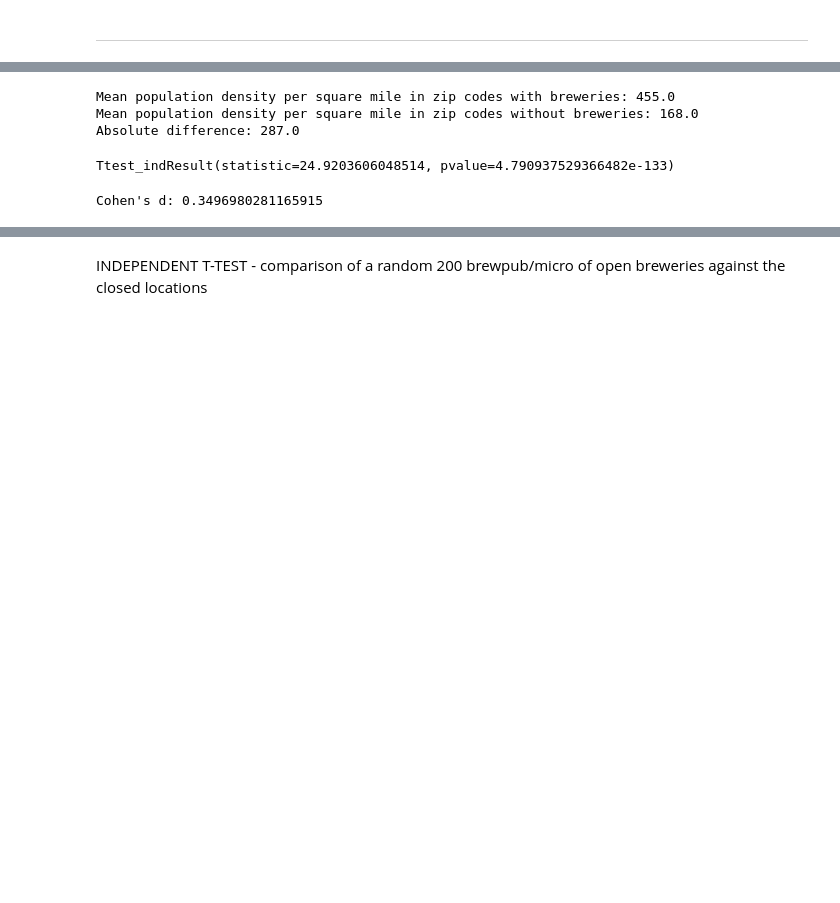
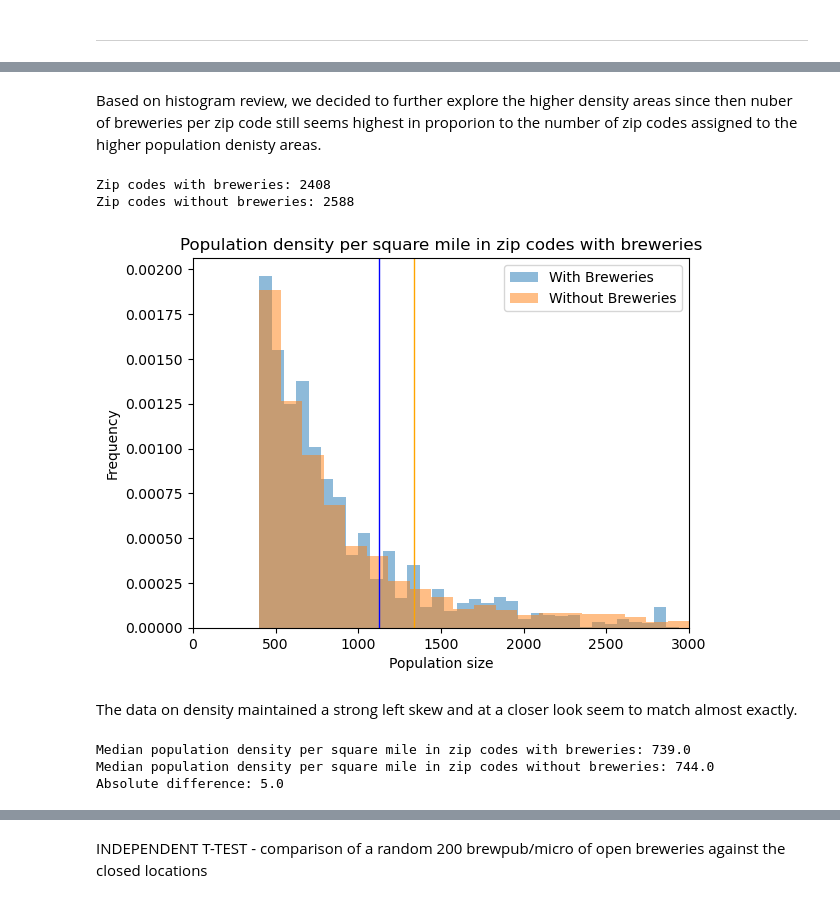
Before and after one commit to rpatel9877/project1, a Jupyter notebook: starter_folders/vicky_lasota/vicky_lasota.ipynb, the cells around one changed output, grey strips where cells are left out. Saved outputs shown, nothing was run; the diff lists cells and outputs as text; code cells hidden in the pictures; blank space fills up the shorter version.

```diff
--- a/starter_folders/vicky_lasota/vicky_lasota.ipynb
+++ b/starter_folders/vicky_lasota/vicky_lasota.ipynb
@@ -435,36 +539,52 @@ INDEPENDENT T-TEST - comparison of population density per square mile
+# %% [markdown]
+Based on histogram review, we decided to further explore the higher density areas since then nuber of breweries per zip code still seems highest in proporion to the number of zip codes assigned to the higher population denisty areas.
+# %%
+#delete rows with Population Density per mile2 less than 1000
+zip_breweries_micro_density_high = zip_breweries_micro_density[zip_breweries_micro_density[' Population Density per mile2 '] > 400]
+#delete rows with Population Density per mile2 less than 1000 from
+no_brew_zip_density_high = no_brew_zip_density[no_brew_zip_density['density(mil2)'] > 400]
+#show row count for the sets
+print("Zip codes with breweries: " + str(len(zip_breweries_micro_density_high)))
+print("Zip codes without breweries: " + str(len(no_brew_zip_density_high)))
+# %% [output]
+Zip codes with breweries: 2408
+Zip codes without breweries: 2588
+# %%
+ # plot a histogram showing the data comparing the two populations using small markers
+plt.hist(zip_breweries_micro_density_high[' Population Density per mile2 '], alpha=0.5, label='With Breweries', bins=200, density=True)
+plt.hist(no_brew_zip_density_high['density(mil2)'], alpha=0.5, label='Without Breweries', bins=200, density=True)
+plt.axvline(zip_breweries_micro_density_high[' Population Density per mile2 '].mean(), color='blue', linestyle='solid', linewidth=1)
+plt.axvline(no_brew_zip_density_high['density(mil2)'].mean(), color='orange', linestyle='solid', linewidth=1)
+plt.axvline(zip_breweries_micro_density_high[' Population Density per mile2 '].mean() + zip_breweries_micro_density_high['male_brew_age'].std(), color='blue', linestyle='dashed', linewidth=1)
+plt.axvline(no_brew_zip_density_high['density(mil2)'].mean() + no_brew_zip_males['male_brew_age'].std(), color='orange', linestyle='dashed', linewidth=1)
+plt.axvline(zip_breweries_micro_density_high[' Population Density per mile2 '].mean() - zip_breweries_micro_density_high['male_brew_age'].std(), color='blue', linestyle='dashed', linewidth=1)
+plt.axvline(no_brew_zip_density_high['density(mil2)'].mean() - no_brew_zip_density_high['male_brew_age'].std(), color='orange', linestyle='dashed', linewidth=1)
+plt.title('Population density per square mile in zip codes with breweries')
+plt.xlabel('Population size')
+plt.ylabel('Frequency')
+
+#limit x axis to 0 to 20000
+plt.xlim(0, 3000)
+
+plt.legend()
+plt.show()
+# %% [output]
+[figure, added]
+# %% [markdown]
+The data on density maintained a strong left skew and at a closer look seem to match almost exactly.
 # %%
-#drop rows in zip_breweries_micro dataframe where denisty per sq mile column value is empty
-
-zip_breweries_micro_density = zip_breweries.dropna(subset=[' Population Density per mile2 '])
-
-no_brew_zip_density = no_brew_zip.dropna(subset=['density(mil2)'])
-
-#find the mean of male population for zip_breweries and no_brew_zip round to 0 decimal places
-mean_with_breweries_density = round(zip_breweries_micro_density[' Population Density per mile2 '].mean(),0)
-mean_without_breweries_density = round(no_brew_zip_density['density(mil2)'].mean(),0)
+#find the median of male population for zip_breweries and no_brew_zip round to 0 decimal places
+mean_with_breweries_density_high = round(zip_breweries_micro_density_high[' Population Density per mile2 '].median(),0)
+mean_without_breweries_density_high = round(no_brew_zip_density_high['density(mil2)'].median(),0)
 
 #compute absolute difference between the two means with 2 decimal places
 
-absolute_difference_density = round(abs(mean_with_breweries_density - mean_without_breweries_density),2)
+absolute_difference_density_high = round(abs(mean_with_breweries_density_high - mean_without_breweries_density_high),2)
 
-print("Mean population density per square mile in zip codes with breweries:", mean_with_breweries_density)
-print("Mean population density per square mile in zip codes without breweries:", mean_without_breweries_density)
-print("Absolute difference:", absolute_difference_density)
+print("Median population density per square mile in zip codes with breweries:", mean_with_breweries_density_high)
+print("Median population density per square mile in zip codes without breweries:", mean_without_breweries_density_high)
+print("Absolute difference:", absolute_difference_density_high)
 # %% [output]
-Mean population density per square mile in zip codes with breweries: 455.0
-Mean population density per square mile in zip codes without breweries: 168.0
-Absolute difference: 287.0
+Median population density per square mile in zip codes with breweries: 739.0
+Median population density per square mile in zip codes without breweries: 744.0
+Absolute difference: 5.0
-# %%
-#run an independednt t-test for the median income of zip codes with breweries and zip codes without breweries
-stats.ttest_ind(zip_breweries_micro_density[' Population Density per mile2 '], no_brew_zip_density['density(mil2)'], equal_var=False)
-# %% [output]
-Ttest_indResult(statistic=24.9203606048514, pvalue=4.790937529366482e-133)
-# %%
-mean_difference4 = zip_breweries_micro_density[' Population Density per mile2 '].mean() - no_brew_zip_density['density(mil2)'].mean()
-pooled_std4 = np.sqrt((zip_breweries_micro_density[' Population Density per mile2 '].std()**2 + no_brew_zip_density['density(mil2)'].std()**2) / 2)
-
-cohen_d4 = mean_difference4 / pooled_std4
-
-print("Cohen's d:", cohen_d4)
-# %% [output]
-Cohen's d: 0.3496980281165915
```
Also changed, not shown: parts of 44 cells of this notebook, 3 other files.
